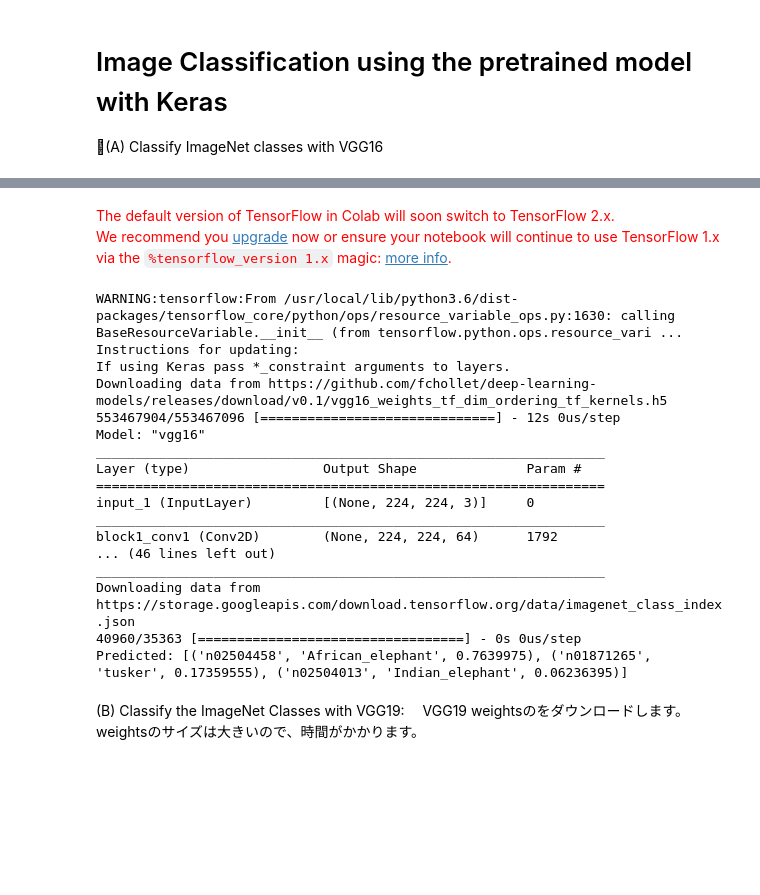
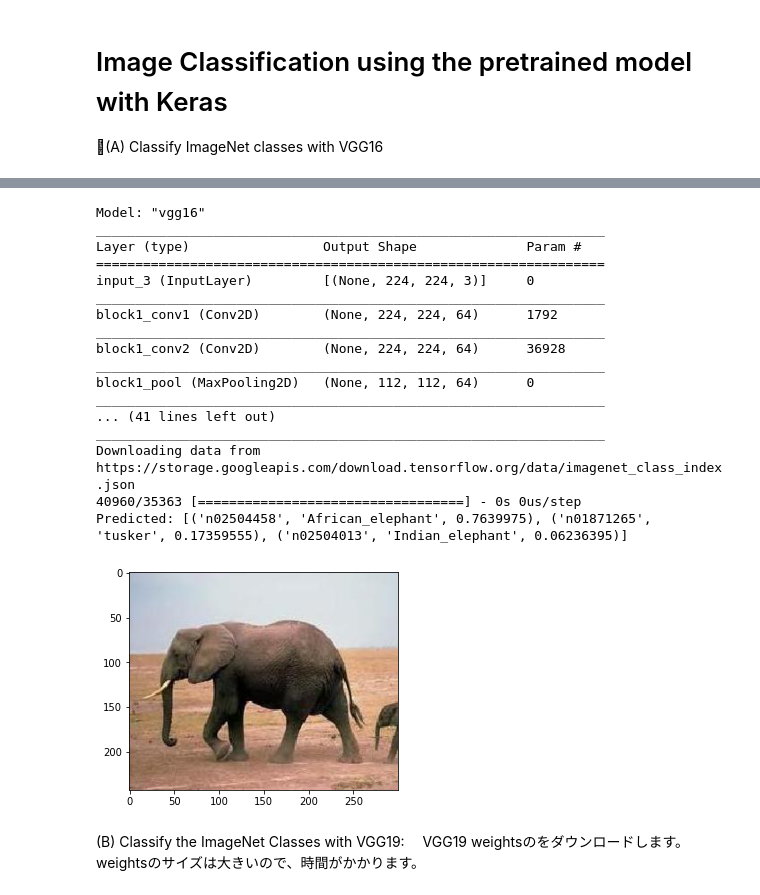
Before and after one commit to mashyko/Image-Classifier, a Jupyter notebook: VGG_ResNet50.ipynb, the cells around one changed output, grey strips where cells are left out. Saved outputs shown, nothing was run; the diff lists cells and outputs as text; code cells hidden in the pictures; blank space fills up the shorter version.

Commit message:
Colaboratory を使用して作成しました

```diff
--- a/VGG_ResNet50.ipynb
+++ b/VGG_ResNet50.ipynb
@@ -21,7 +24,7 @@ import numpy as np
 
 #model = VGG16(weights='imagenet')
 model = VGG16(include_top=True, weights='imagenet', input_tensor=None, input_shape=None)
-img_path="/content/drive/My Drive/images/elephant.jpg"
+img_path="images/elephant.jpg"
 img = image.load_img(img_path, target_size=(224, 224))
 x = image.img_to_array(img)
 x = np.expand_dims(x, axis=0)
@@ -37,25 +40,33 @@ preds = model.predict(x)
 
 print('Predicted:', decode_predictions(preds, top=3)[0])
 # %% [output]
-The default version of TensorFlow in Colab will soon switch to TensorFlow 2.x.
-We recommend you upgrade now or ensure your notebook will continue to use TensorFlow 1.x via the %tensorflow_version 1.x magic: more info.
-WARNING:tensorflow:From /usr/local/lib/python3.6/dist-packages/tensorflow_core/python/ops/resource_variable_ops.py:1630: calling BaseResourceVariable.__init__ (from tensorflow.python.ops.resource_vari ...
-Instructions for updating:
-If using Keras pass *_constraint arguments to layers.
-Downloading data from https://github.com/fchollet/deep-learning-models/releases/download/v0.1/vgg16_weights_tf_dim_ordering_tf_kernels.h5
-553467904/553467096 [==============================] - 12s 0us/step
 Model: "vgg16"
 _________________________________________________________________
 Layer (type)                 Output Shape              Param #
 =================================================================
-input_1 (InputLayer)         [(None, 224, 224, 3)]     0
+input_3 (InputLayer)         [(None, 224, 224, 3)]     0
 _________________________________________________________________
 block1_conv1 (Conv2D)        (None, 224, 224, 64)      1792
-... (46 lines left out)
+_________________________________________________________________
+block1_conv2 (Conv2D)        (None, 224, 224, 64)      36928
+_________________________________________________________________
+block1_pool (MaxPooling2D)   (None, 112, 112, 64)      0
+_________________________________________________________________
+... (41 lines left out)
 _________________________________________________________________
 Downloading data from https://storage.googleapis.com/download.tensorflow.org/data/imagenet_class_index.json
 40960/35363 [==================================] - 0s 0us/step
 Predicted: [('n02504458', 'African_elephant', 0.7639975), ('n01871265', 'tusker', 0.17359555), ('n02504013', 'Indian_elephant', 0.06236395)]
+# %%
+import matplotlib.pyplot as plt
+from PIL import Image
+
+img= Image.open('images/elephant.jpg')
+plt.figure()
+plt.imshow(img)
+plt.show()
+# %% [output]
+[figure, added]
 # %% [markdown]
 
 (B) Classify the ImageNet Classes with VGG19:
```
Also changed, not shown: parts of 6 cells of this notebook.
